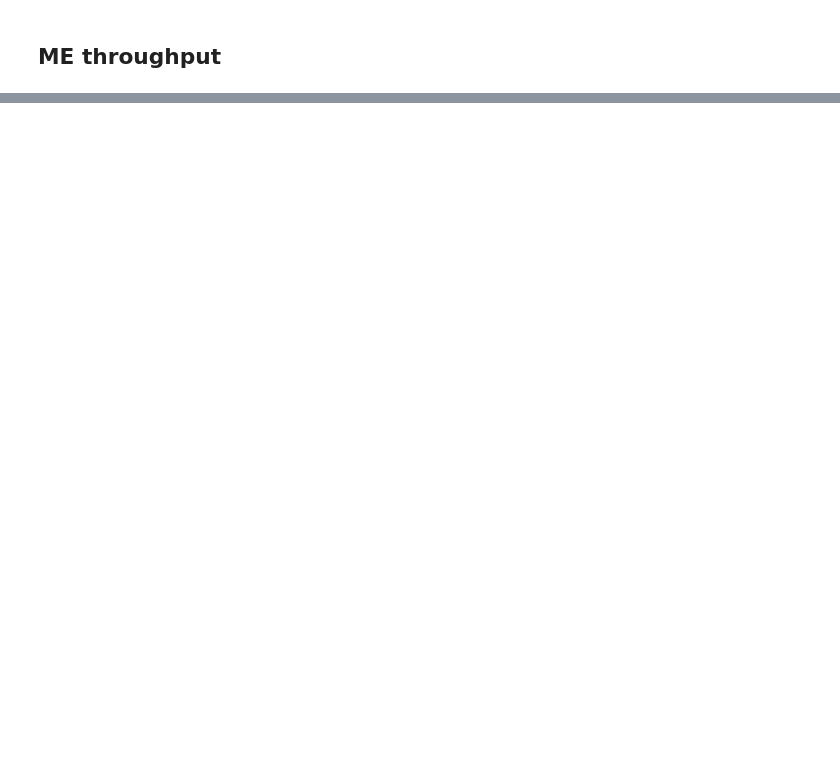
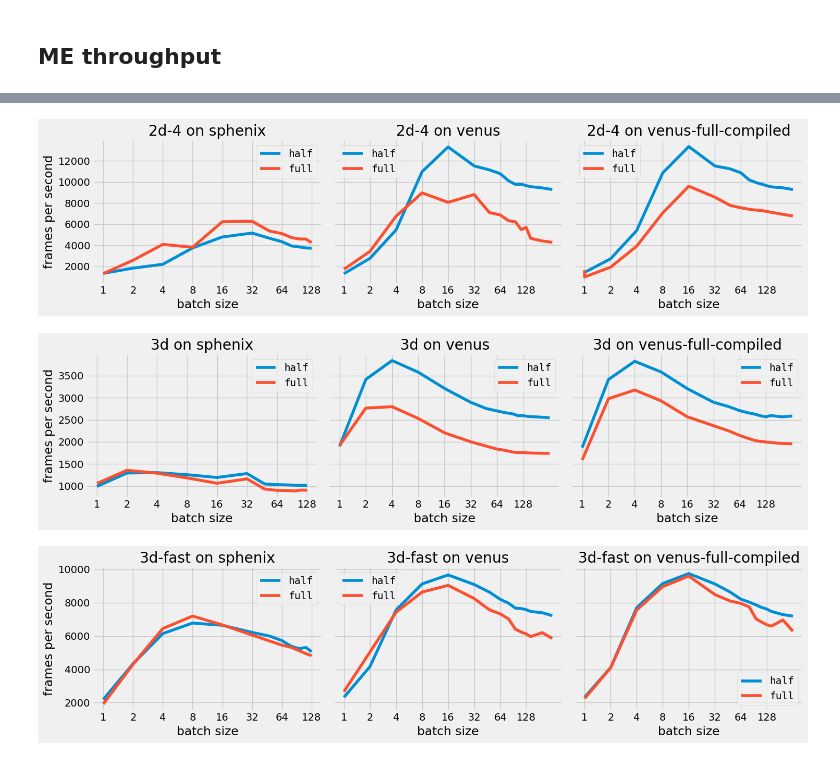
Before and after one commit to pphuangyi/fast_bcae, a Jupyter notebook: rtid/ae/inference/plot.ipynb, the cells around one changed output, grey strips where cells are left out. Cells and saved outputs as stored; diff of their text form; code cells hidden in the pictures; blank space fills up the shorter version.

```diff
--- a/rtid/ae/inference/plot.ipynb
+++ b/rtid/ae/inference/plot.ipynb
@@ -175,0 +182,25 @@ for machine in MACHINES:
+# %%
+adas = {'sphenix': 2, 'venus': 0, 'venus-full-compiled': 0}
+for model in MODELS:
+    fig, axes = plt.subplots(1, len(adas),
+                             figsize=(len(adas) * 5, 4),
+                             sharey=True)
+    for machine, ax in zip(adas, axes):
+
+        gpu_id = adas[machine]
+        result_folder = RESULT_ROOT/f'inference_speed_6000ADA-{machine}'
+
+        for precision in ('half', 'full'):
+            fname = result_folder/f'inference_speed_{gpu_id}_{model}_{precision}.csv'
+            df = pd.read_csv(fname)
+
+            df.plot(x='batch_size', y='frames_per_second', ax=ax, label=precision)
+            format_x_axis(ax)
+            ax.set_title(f'{model} on {machine}')
+
+    fig.tight_layout()
+    fig.savefig(f'plots/ada_comparison_{model}.png', dpi=600, transparent=True, bbox_inches='tight')
+# %% [output]
+[figure, added]
+[figure, added]
+[figure, added]
```
Also changed, not shown: parts of 6 cells of this notebook, 27 other files.
